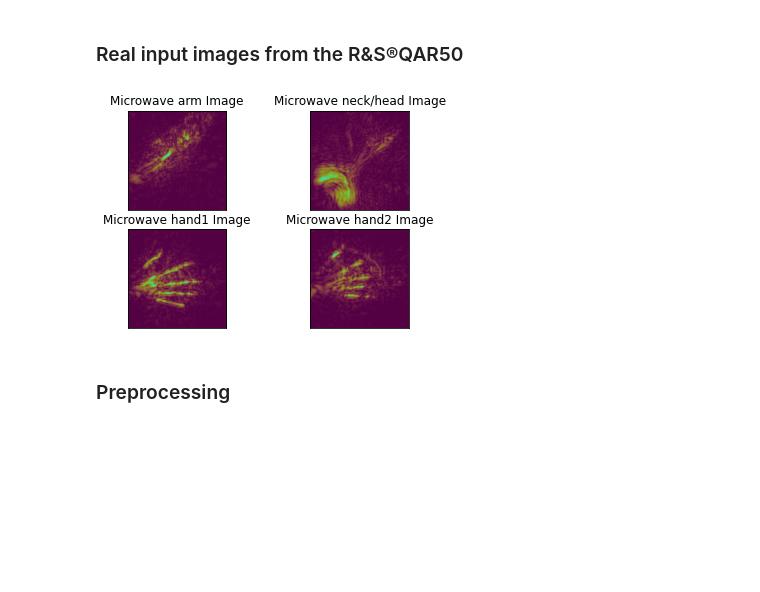
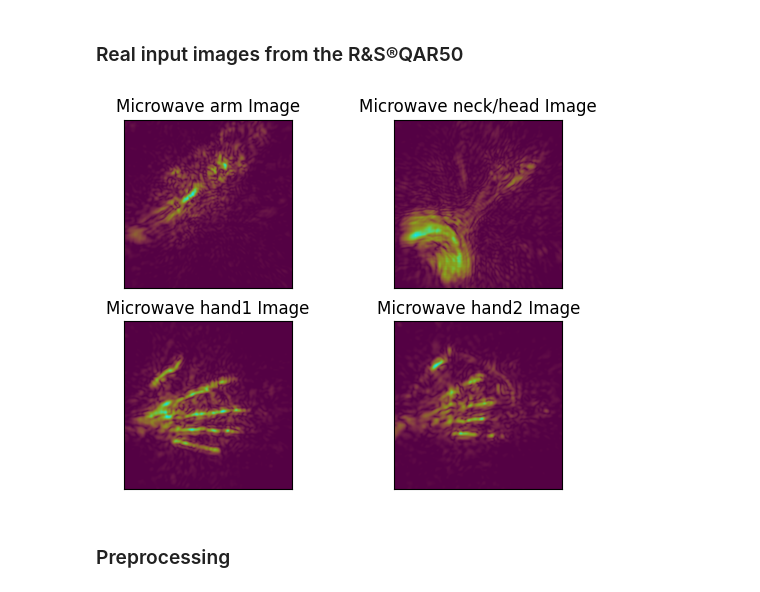
Before and after one commit to RobinFrasch/skeleton-hackaTUM, a Jupyter notebook: main.ipynb, the cells around one changed output. Cells and saved outputs as stored; diff of their text form; code cells hidden in the pictures; blank space fills up the shorter version.

Commit message:
new files for live presentation at R&S

```diff
--- a/main.ipynb
+++ b/main.ipynb
@@ -24,18 +10,8 @@ import pandas as pd
 # %% [markdown]
 ### Real input images from the R&S®QAR50
-# %%
-arm = cv2.imread('assets/showcase_images/arm_raw.png')
-neck = cv2.imread('assets/showcase_images/neck_head_raw.png')
-hand1 = cv2.imread('assets/showcase_images/hand_raw1.png')
-hand2 = cv2.imread('assets/showcase_images/hand_raw2.png')
-
-plt.subplot(221),plt.imshow(arm),plt.title('Microwave arm Image'), plt.xticks([]), plt.yticks([])
-plt.subplot(222),plt.imshow(neck,cmap = 'gray'),plt.title('Microwave neck/head Image'), plt.xticks([]), plt.yticks([])
-plt.subplot(223),plt.imshow(hand1),plt.title('Microwave hand1 Image'), plt.xticks([]), plt.yticks([])
-plt.subplot(224),plt.imshow(hand2),plt.title('Microwave hand2 Image'), plt.xticks([]), plt.yticks([])
-
-plt.show()
-# %% [output]
-[figure, removed]
+# %%
+live_demo.print_sample_images()
+# %% [output]
+[figure, added]
 # %% [markdown]
 ### Preprocessing
```
Also changed, not shown: parts of 29 cells of this notebook, 2 other files.
